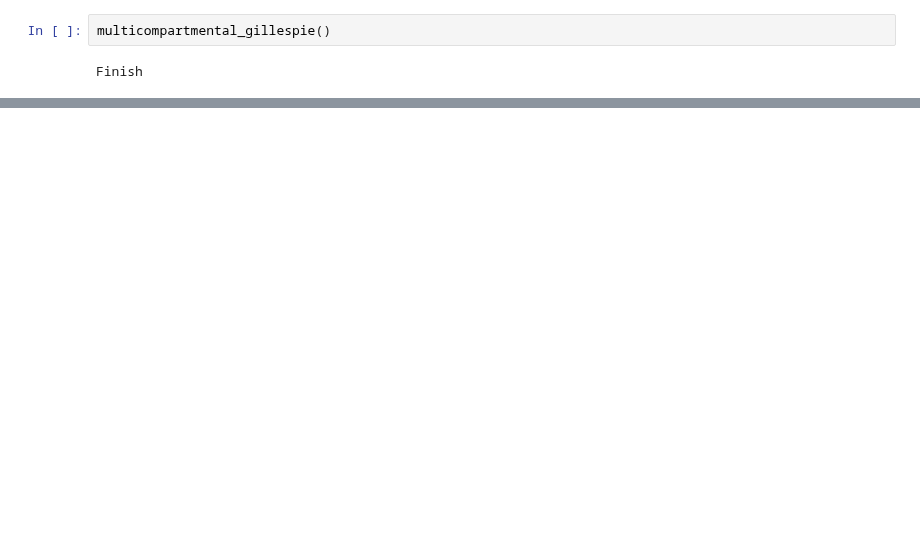
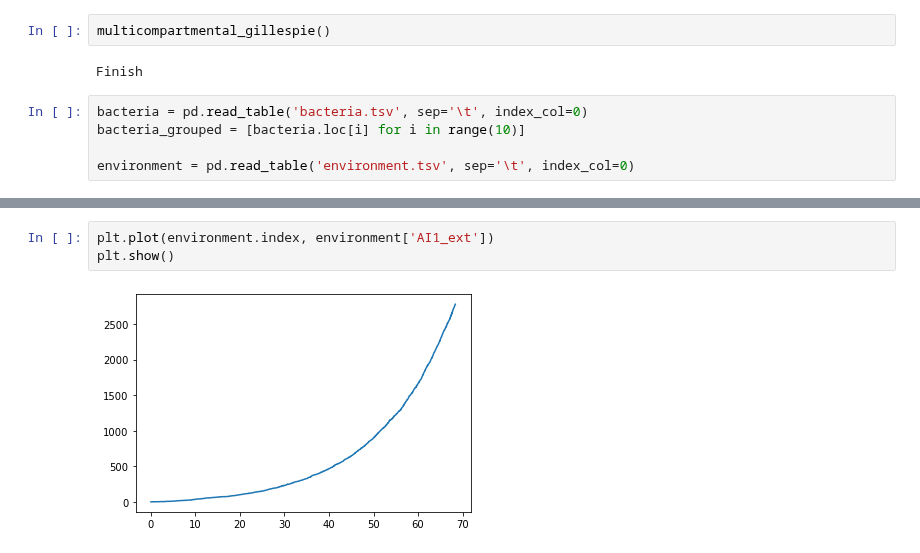
Before and after one commit to alejandrocs98/P-aeruginosa-qs, a Jupyter notebook: qs_stochastic_psystem.ipynb, the cells around one changed output, grey strips where cells are left out. Saved outputs shown, nothing was run; the diff lists cells and outputs as text; blank space fills up the shorter version.

Commit message:
First working (no replacement) algorithm and visualizations

```diff
--- a/qs_stochastic_psystem.ipynb
+++ b/qs_stochastic_psystem.ipynb
@@ -341,3 +350,8 @@ def multicompartmental_gillespie(N=10, steps=500, b_0=np.array([10, 10, 10, 10,
 multicompartmental_gillespie()
 # %% [output]
 Finish
+# %%
+bacteria = pd.read_table('bacteria.tsv', sep='\t', index_col=0)
+bacteria_grouped = [bacteria.loc[i] for i in range(10)]
+
+environment = pd.read_table('environment.tsv', sep='\t', index_col=0)
@@ -343,0 +381,5 @@ Finish
+# %%
+plt.plot(environment.index, environment['AI1_ext'])
+plt.show()
+# %% [output]
+[figure, added]
```
Also changed, not shown: parts of 4 cells of this notebook, 2 other files.
